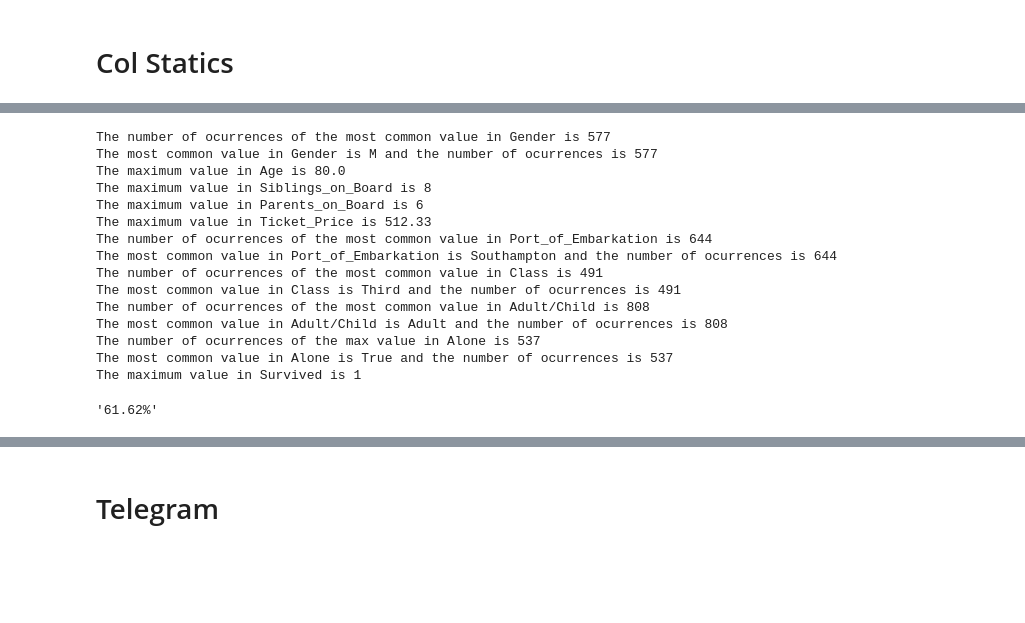
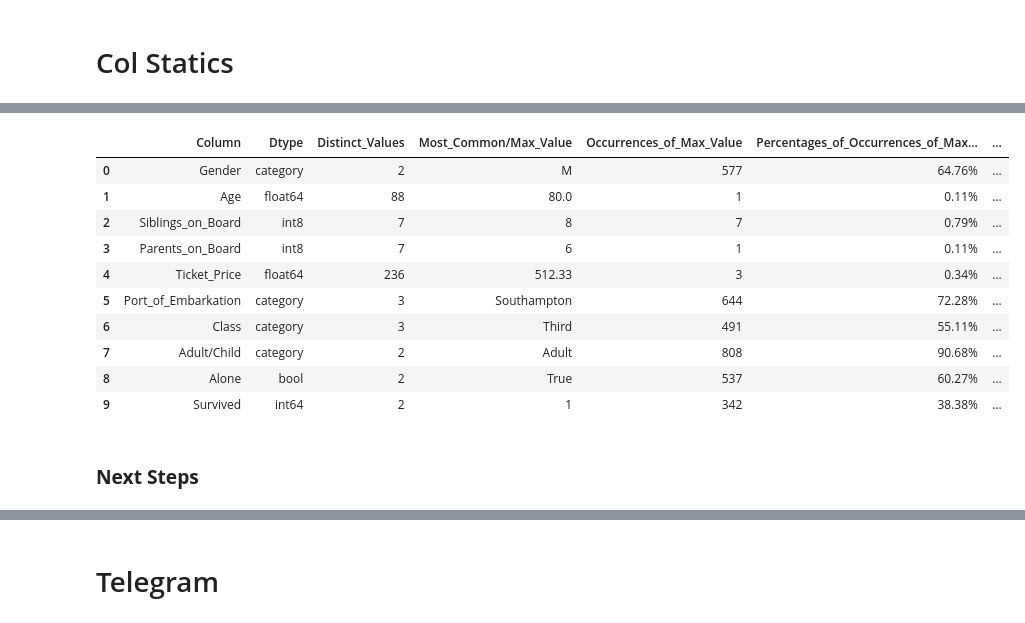
Before and after one commit to Abigor111/SunTzu, a Jupyter notebook: examples/MetadataFunctions.ipynb, the cells around one changed output, grey strips where cells are left out. Drawn from its saved outputs; the diff is of its cells as text; code cells hidden in the pictures; blank space fills up the shorter version.

Commit message:
Added dataframe insight

```diff
--- a/examples/MetadataFunctions.ipynb
+++ b/examples/MetadataFunctions.ipynb
@@ -875,24 +841,6 @@ def get_col_max_value_count(self, col, output=True):
         if output:
             print(f"The number of ocurrences of the most common value in {col} is {value}")
         return value
-# %%
-get_max_values(df)
-# %% [output]
-The number of ocurrences of the most common value in Gender is 577
-The most common value in Gender is M and the number of ocurrences is 577
-The maximum value in Age is 80.0
-The maximum value in Siblings_on_Board is 8
-The maximum value in Parents_on_Board is 6
-The maximum value in Ticket_Price is 512.33
-The number of ocurrences of the most common value in Port_of_Embarkation is 644
-The most common value in Port_of_Embarkation is Southampton and the number of ocurrences is 644
-The number of ocurrences of the most common value in Class is 491
-The most common value in Class is Third and the number of ocurrences is 491
-The number of ocurrences of the most common value in Adult/Child is 808
-The most common value in Adult/Child is Adult and the number of ocurrences is 808
-The number of ocurrences of the max value in Alone is 537
-The most common value in Alone is True and the number of ocurrences is 537
-The maximum value in Survived is 1
 # %%
 def get_max_value_count(self, show_df=False):
     return loop_to_col_info(self, func=get_col_max_value_count, new_col_name="Max_Values_Count", show_df= show_df)
@@ -935,6 +889,5 @@ def get_col_min_value_count(self, col, output=True):
     else:
         value = self[col].value_counts().min()
         if output:
-            number = get_col_min_value(self, col)
-            print(f"The less common value in {col} is {number} and the number of ocurrences is {value}")
+            print(f"The number of ocurrences of the less common value in {col} is {value}")
         return value
@@ -954,7 +910,3 @@ def get_col_min_value_percentage(self, col, output=True):
         if output:
             print(f"The percentage of less common value in {col} is {value} %")
         return value
-# %%
-get_col_min_value_percentage(df, "Survived")
-# %% [output]
-'61.62%'
@@ -960,0 +946,54 @@ get_col_min_value_percentage(df, "Survived")
+# %%
+def get_dataframe_values_insight(self, transpose = False):
+    dataframe = []
+    for col in self.columns:
+        col_info = [
+            col,
+            get_dtype(df, col),
+            get_col_number_of_unique_values(df, col, False),
+            get_col_max_value(df, col, False),
+            get_col_max_value_count(df, col, False),
+            f"{get_col_max_value_percentage(df, col, False)}%",
+            get_col_min_value(df, col, False),
+            get_col_min_value_count(df, col, False),
+            f"{get_col_min_value_percentage(df, col, False)}%",
+            get_col_null_count(df, col, False),
+            f"{get_col_null_percentage(df, col, False)}%"
+        ]
+        dataframe.append(col_info)
+
+    column_names = [
+        'Column',
+        'Dtype',
+        'Distinct_Values',
+        'Most_Common/Max_Value',
+        'Occurrences_of_Max_Value',
+        'Percentages_of_Occurrences_of_Max_Value',
+        'Less_Common/Min_Value',
+        'Occurrences_of_Min_Value',
+        'Percentage_of_Occurrences_of_Min_Value',
+        'Missing_Values',
+        'Percentage_of_Missing_Values'
+    ]
+    dataframe = pd.DataFrame(dataframe, columns=column_names)
+    if transpose:
+        dataframe = dataframe.transpose()
+        dataframe.columns = dataframe.iloc[0]
+        dataframe = dataframe[1:]
+    return dataframe.head(len(self.columns))
+# %%
+get_dataframe_values_insight(df)
+# %% [output]
+|  | Column | Dtype | Distinct_Values | Most_Common/Max_Value | Occurrences_of_Max_Value | Percentages_of_Occurrences_of_Max... | ... |
+| 0 | Gender | category | 2 | M | 577 | 64.76% | ... |
+| 1 | Age | float64 | 88 | 80.0 | 1 | 0.11% | ... |
+| 2 | Siblings_on_Board | int8 | 7 | 8 | 7 | 0.79% | ... |
+| 3 | Parents_on_Board | int8 | 7 | 6 | 1 | 0.11% | ... |
+| 4 | Ticket_Price | float64 | 236 | 512.33 | 3 | 0.34% | ... |
+| 5 | Port_of_Embarkation | category | 3 | Southampton | 644 | 72.28% | ... |
+| 6 | Class | category | 3 | Third | 491 | 55.11% | ... |
+| 7 | Adult/Child | category | 2 | Adult | 808 | 90.68% | ... |
+| 8 | Alone | bool | 2 | True | 537 | 60.27% | ... |
+| 9 | Survived | int64 | 2 | 1 | 342 | 38.38% | ... |
+# %% [markdown]
+### **Next Steps**
```
Also changed, not shown: parts of 27 cells of this notebook.
